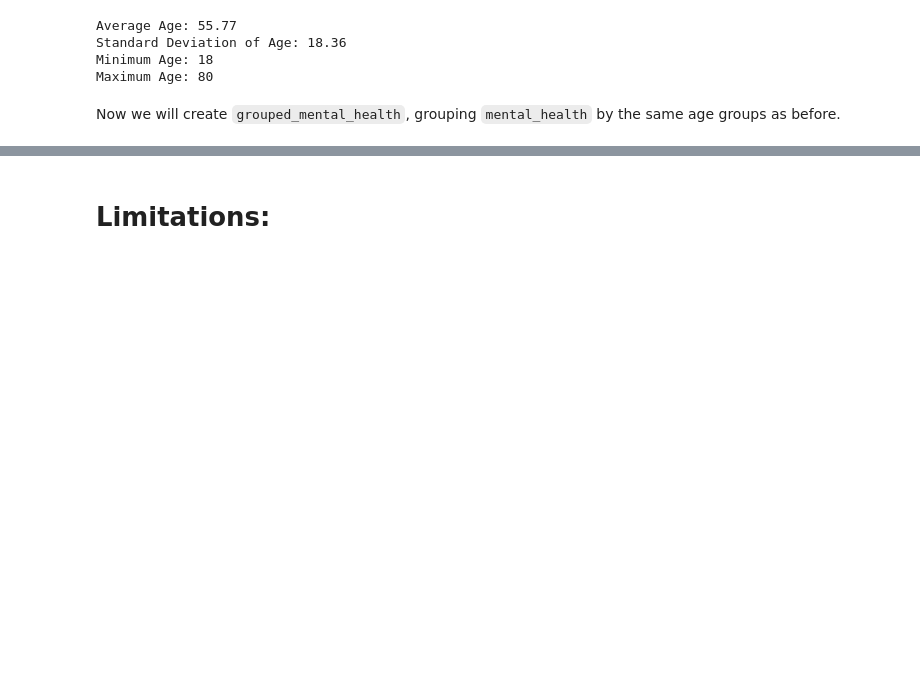
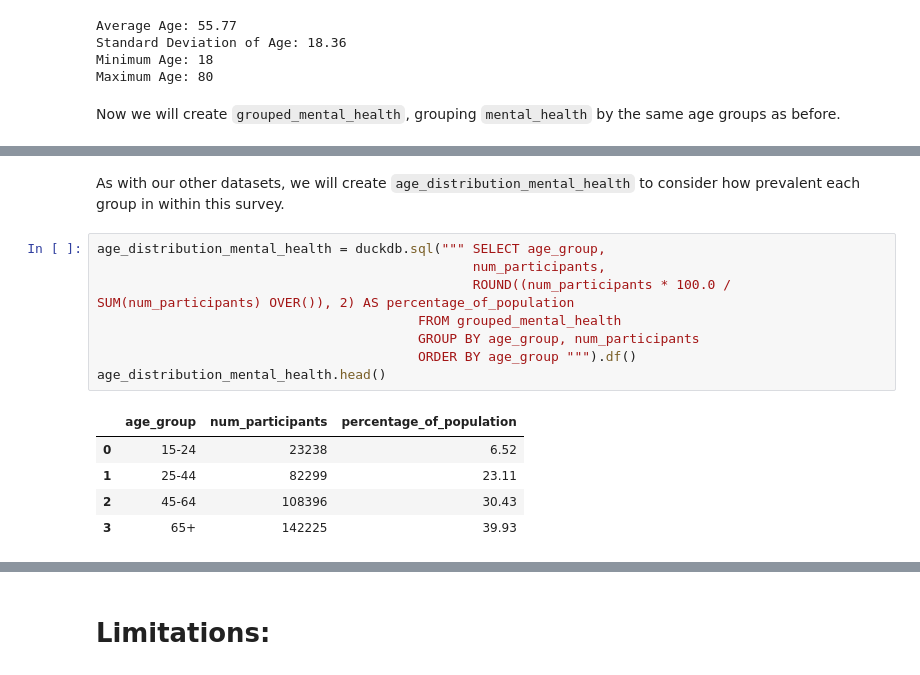
Before and after one commit to rem388/DataScienceProject, a Jupyter notebook: Phase2.ipynb, the cells around one changed output, grey strips where cells are left out. Cells and saved outputs as stored; diff of their text form; blank space fills up the shorter version.

```diff
--- a/Phase2.ipynb
+++ b/Phase2.ipynb
@@ -450,3 +466,19 @@ grouped_mental_health: mental_health data grouped by age group
 | 1 | 25-44 | 82299 | 82.26 | 17.59 | 0.15 | ... |
 | 2 | 45-64 | 108396 | 76.49 | 23.25 | 0.26 | ... |
 | 3 | 65+ | 142225 | 72.06 | 27.57 | 0.37 | ... |
+# %% [markdown]
+As with our other datasets, we will create `age_distribution_mental_health` to consider how prevalent each group in within this survey.
+# %%
+age_distribution_mental_health = duckdb.sql(""" SELECT age_group,
+                                                num_participants,
+                                                ROUND((num_participants * 100.0 / SUM(num_participants) OVER()), 2) AS percentage_of_population
+                                         FROM grouped_mental_health
+                                         GROUP BY age_group, num_participants
+                                         ORDER BY age_group """).df()
+age_distribution_mental_health.head()
+# %% [output]
+|  | age_group | num_participants | percentage_of_population |
+| 0 | 15-24 | 23238 | 6.52 |
+| 1 | 25-44 | 82299 | 23.11 |
+| 2 | 45-64 | 108396 | 30.43 |
+| 3 | 65+ | 142225 | 39.93 |
```
Also changed, not shown: parts of 15 cells of this notebook, 1 other file.
